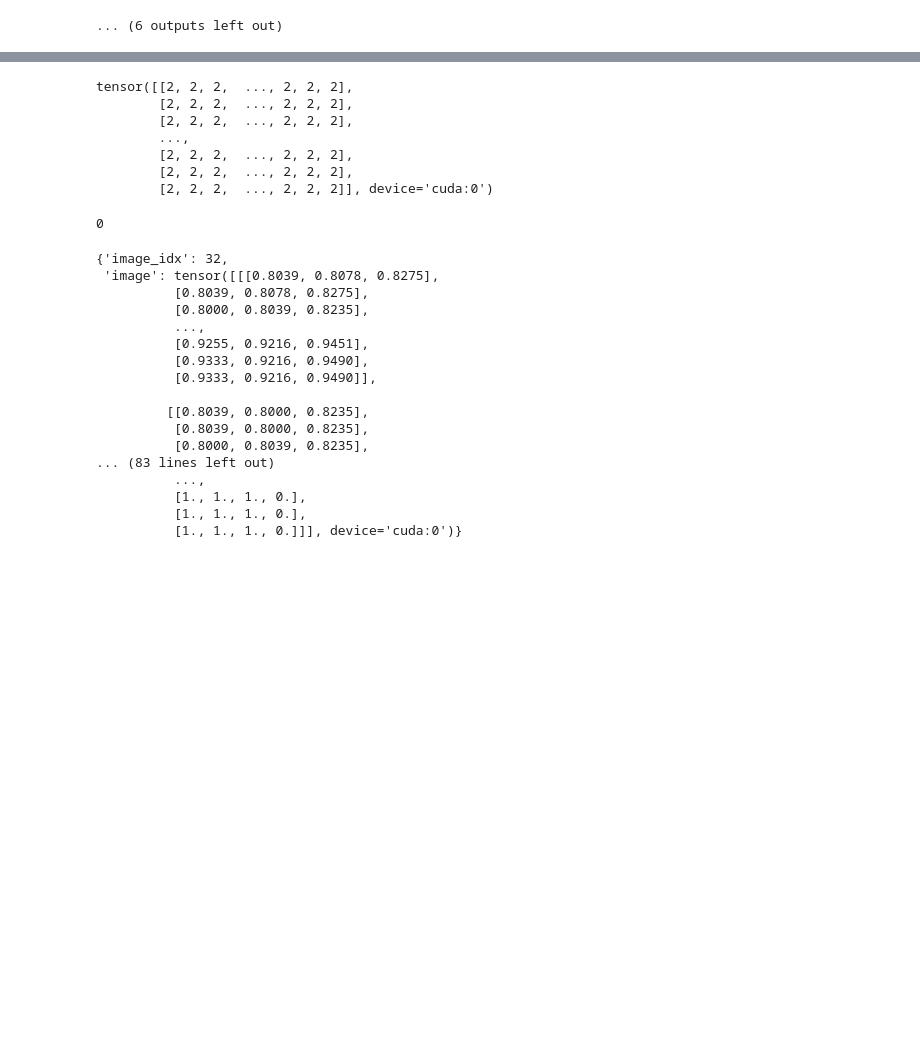
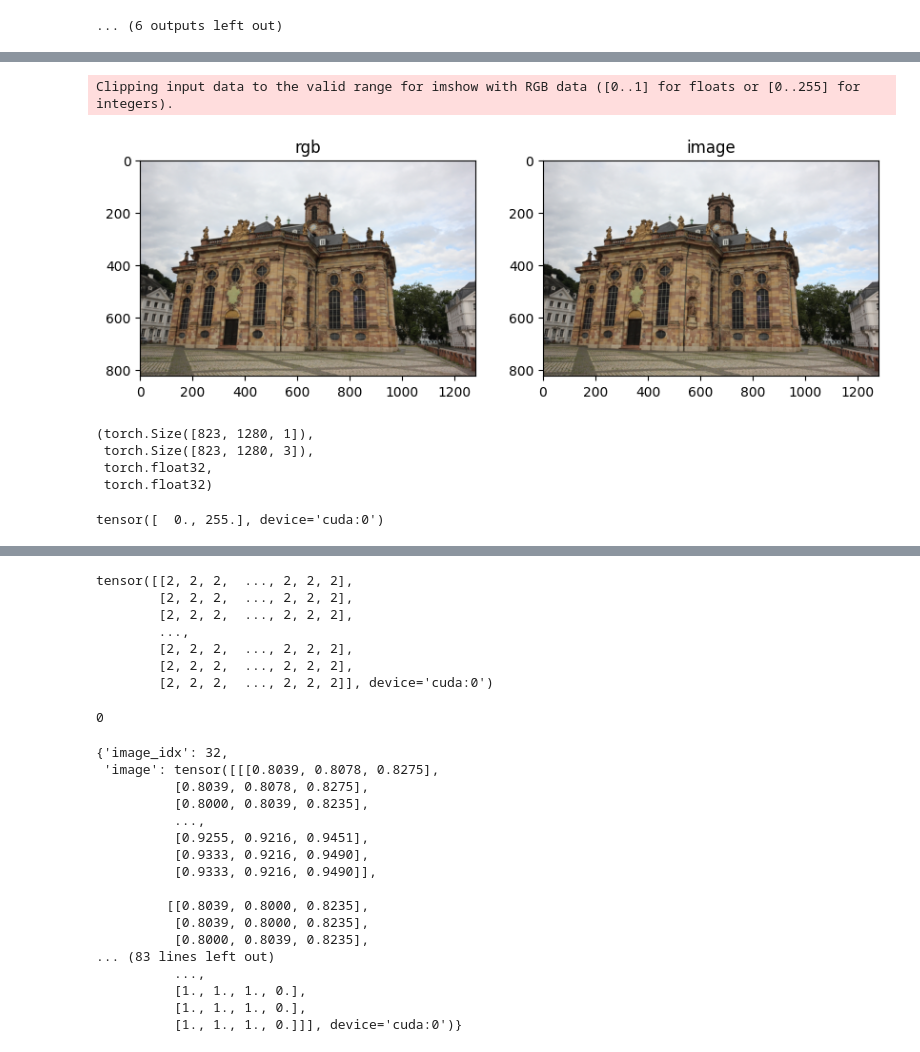
Before and after one commit to JADGardner/neusky, a Jupyter notebook: notebooks/test.ipynb, the cells around one changed output, grey strips where cells are left out. Saved outputs shown, nothing was run; the diff lists cells and outputs as text; code cells hidden in the pictures; blank space fills up the shorter version.

```diff
--- a/notebooks/test.ipynb
+++ b/notebooks/test.ipynb
@@ -71,0 +95,27 @@ ray_bundle, batch = datamanager.next_train(0)
+# %%
+# add a small amount of noise to rgb
+rgb = rgb + torch.randn_like(rgb) * 0.001
+# plot rgb and image
+plt.figure(figsize=(10, 10))
+plt.subplot(1, 2, 1)
+plt.imshow(rgb.cpu().numpy())
+plt.title("rgb")
+plt.subplot(1, 2, 2)
+plt.imshow(image.cpu().numpy())
+plt.title("image")
+plt.show()
+# %% [output]
+Clipping input data to the valid range for imshow with RGB data ([0..1] for floats or [0..255] for integers).
+[figure, added]
+# %%
+batch["mask"][..., 0:1].shape, rgb.shape, batch["mask"][..., 0:1].dtype, rgb.dtype
+# %% [output]
+(torch.Size([823, 1280, 1]),
+ torch.Size([823, 1280, 3]),
+ torch.float32,
+ torch.float32)
+# %%
+unique_mask_values = torch.unique(batch["mask"][..., 0:1])
+print(unique_mask_values)
+# %% [output]
+tensor([  0., 255.], device='cuda:0')
```
Also changed, not shown: parts of 7 cells of this notebook, 4 other files.
